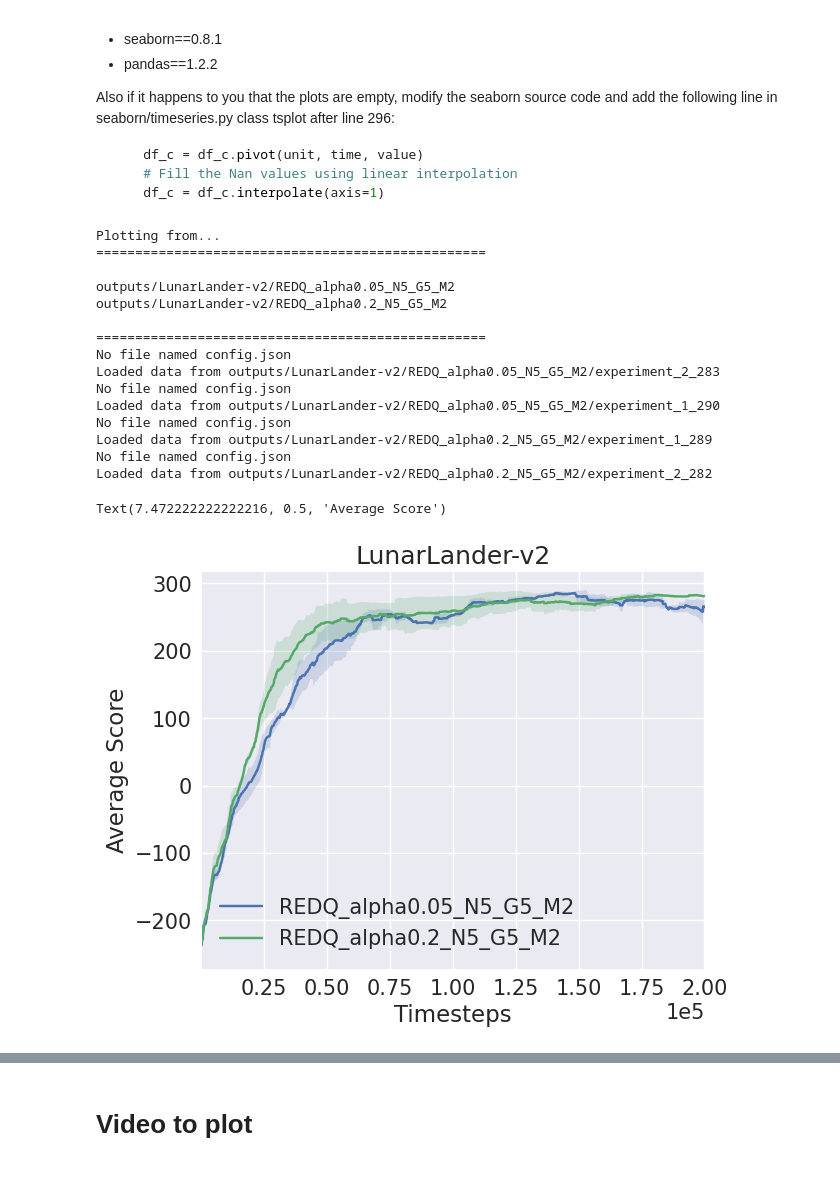
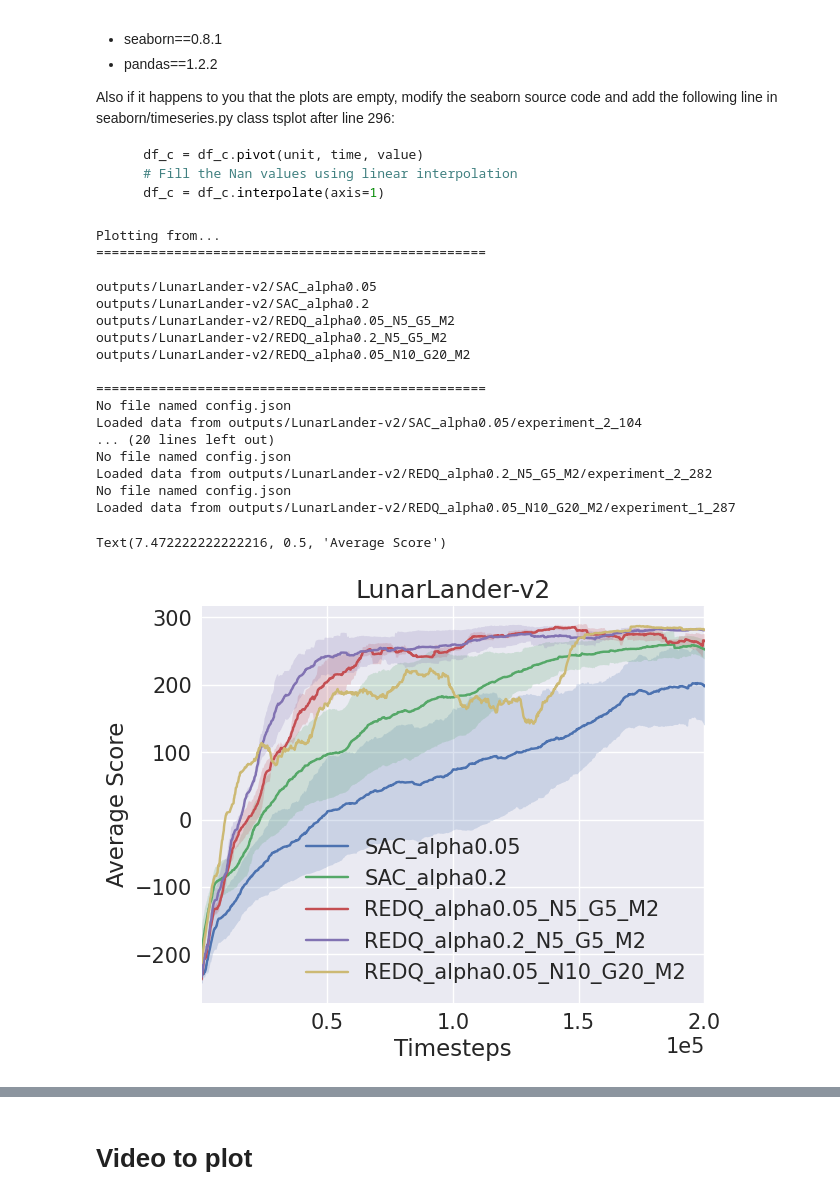
Before and after one commit to alberto-mate/REDQ, a Jupyter notebook: show_plots.ipynb, the cells around one changed output, grey strips where cells are left out. Drawn from its saved outputs; the diff is of its cells as text; code cells hidden in the pictures.

```diff
--- a/show_plots.ipynb
+++ b/show_plots.ipynb
@@ -17,48 +17,50 @@ Also if it happens to you that the plots are empty, modify the seaborn source co
 env_path_output = f"outputs/LunarLander-v2"
 env_name = env_path_output.split("/")[-1]
 make_plots([
-    #  f"{env_path_output}/SAC_alpha0.05",
-    #  f"{env_path_output}/SAC_alpha0.2",
+    f"{env_path_output}/SAC_alpha0.05",
+    f"{env_path_output}/SAC_alpha0.2",
      f"{env_path_output}/REDQ_alpha0.05_N5_G5_M2",
      f"{env_path_output}/REDQ_alpha0.2_N5_G5_M2",
-    #  f"{env_path_output}/REDQ_alpha0.05_N10_G20_M2",
+    f"{env_path_output}/REDQ_alpha0.05_N10_G20_M2",
      ],
     xaxis="timesteps_history",
     legend=[
-        # "SAC_alpha0.05",
-        # "SAC_alpha0.2",
+        "SAC_alpha0.05",
+        "SAC_alpha0.2",
         "REDQ_alpha0.05_N5_G5_M2",
         "REDQ_alpha0.2_N5_G5_M2",
-        # "REDQ_alpha0.05_N10_G20_M2"
+        "REDQ_alpha0.05_N10_G20_M2"
             ],
     values=["score_history"],
     count=False,
     smooth=100,
     select=None,
     exclude=None,
     estimator="mean",
 )
 plt.title(env_name)
 plt.xlabel("Timesteps")
 plt.ylabel("Average Score")
 # %% [output]
 Plotting from...
 ==================================================
 
+outputs/LunarLander-v2/SAC_alpha0.05
+outputs/LunarLander-v2/SAC_alpha0.2
 outputs/LunarLander-v2/REDQ_alpha0.05_N5_G5_M2
 outputs/LunarLander-v2/REDQ_alpha0.2_N5_G5_M2
+outputs/LunarLander-v2/REDQ_alpha0.05_N10_G20_M2
 
 ==================================================
 No file named config.json
-Loaded data from outputs/LunarLander-v2/REDQ_alpha0.05_N5_G5_M2/experiment_2_283
-No file named config.json
-Loaded data from outputs/LunarLander-v2/REDQ_alpha0.05_N5_G5_M2/experiment_1_290
-No file named config.json
-Loaded data from outputs/LunarLander-v2/REDQ_alpha0.2_N5_G5_M2/experiment_1_289
+Loaded data from outputs/LunarLander-v2/SAC_alpha0.05/experiment_2_104
+... (20 lines left out)
 No file named config.json
 Loaded data from outputs/LunarLander-v2/REDQ_alpha0.2_N5_G5_M2/experiment_2_282
+No file named config.json
+Loaded data from outputs/LunarLander-v2/REDQ_alpha0.05_N10_G20_M2/experiment_1_287
 Text(7.472222222222216, 0.5, 'Average Score')
-[figure, old version]
+[figure, new version]
 # %%
 env_path_output = f"outputs/BipedalWalker-v3"
 env_name = env_path_output.split("/")[-1]
```
Also changed, not shown: parts of 3 cells of this notebook, 5 other files.
